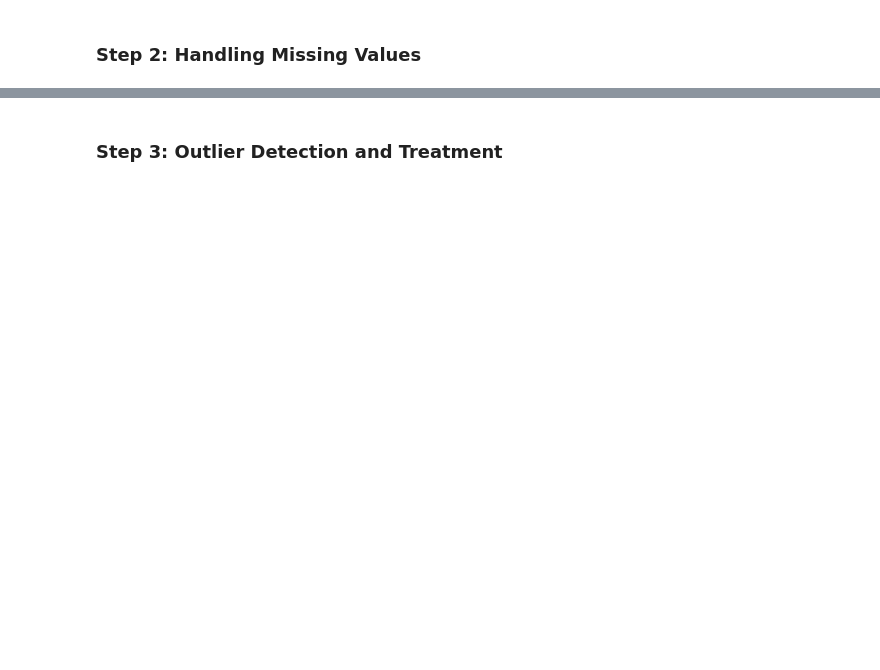
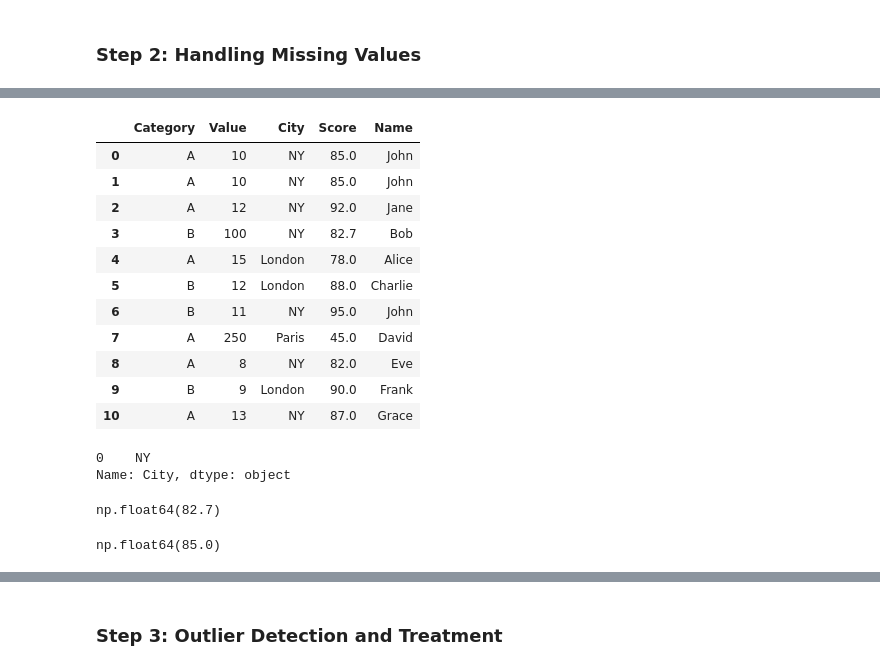
Before and after one commit to pythonp1rate/PyIntro_, a Jupyter notebook: PyIntro_Lessons/L16/L16_data_quality.ipynb, the cells around one changed output, grey strips where cells are left out. Cells and saved outputs as stored; diff of their text form; code cells hidden in the pictures; blank space fills up the shorter version.

```diff
--- a/PyIntro_Lessons/L16/L16_data_quality.ipynb
+++ b/PyIntro_Lessons/L16/L16_data_quality.ipynb
@@ -115,3 +203,32 @@ max    250.000000  95.000000
+# %%
+df_cleaned["Score"] = df_cleaned["Score"].fillna(df_cleaned["Score"].mean())
+df_cleaned
+# %% [output]
+|  | Category | Value | City | Score | Name |
+| 0 | A | 10 | NY | 85.0 | John |
+| 1 | A | 10 | NY | 85.0 | John |
+| 2 | A | 12 | NY | 92.0 | Jane |
+| 3 | B | 100 | NY | 82.7 | Bob |
+| 4 | A | 15 | London | 78.0 | Alice |
+| 5 | B | 12 | London | 88.0 | Charlie |
+| 6 | B | 11 | NY | 95.0 | John |
+| 7 | A | 250 | Paris | 45.0 | David |
+| 8 | A | 8 | NY | 82.0 | Eve |
+| 9 | B | 9 | London | 90.0 | Frank |
+| 10 | A | 13 | NY | 87.0 | Grace |
+# %%
+df_cleaned['City'].mode()
+# %% [output]
+0    NY
+Name: City, dtype: object
+# %%
+df_cleaned["Score"].mean()
+# %% [output]
+np.float64(82.7)
+# %%
+df_cleaned["Score"].median()
+# %% [output]
+np.float64(85.0)
 # %%
 # 2. Imputation (Mode for Categorical, Median for Outlier-Prone Numeric)
 df_cleaned = df_messy.copy()
```
Also changed, not shown: parts of 21 cells of this notebook.
